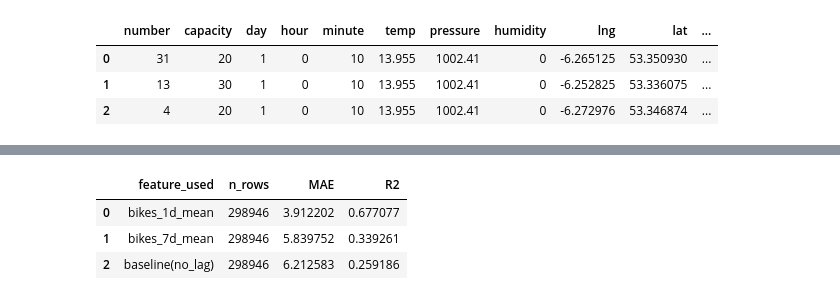
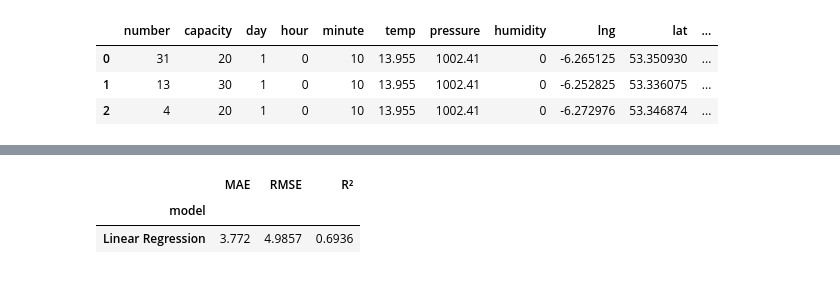
Before and after one commit to davidirving98/COMP30830-SE-Project-Work, a Jupyter notebook: machine_learning/ML.ipynb, the cells around one changed output, grey strips where cells are left out. Drawn from its saved outputs; the diff is of its cells as text; code cells hidden in the pictures.

```diff
--- a/machine_learning/ML.ipynb
+++ b/machine_learning/ML.ipynb
@@ -350,61 +298,58 @@ Train/Test rows: 209262/89684
 # %%
-# Minimal feature ablation: compare prediction with one extra lag feature at a time
-from sklearn.compose import ColumnTransformer
-from sklearn.pipeline import Pipeline
-from sklearn.preprocessing import OneHotEncoder
+
+import numpy as np
+import pandas as pd
 from sklearn.linear_model import LinearRegression
-from sklearn.metrics import mean_absolute_error, r2_score
-import pandas as pd
+from sklearn.metrics import mean_absolute_error, mean_squared_error, r2_score
 
-lag_candidates = [
-    'bikes_1d_mean',
-    'bikes_7d_mean',
-    'bikes_7d_std',
-    'bikes_same_slot_prev_day',
-    'bikes_same_slot_prev_week',
-    'has_prev_week',
-]
-
-base_features = [c for c in features if c not in lag_candidates]
+models = {
+    'Linear Regression': LinearRegression(),
+}
 
 
-def evaluate(feat_cols, label):
-    data_eval = df_clean[feat_cols + [target]].dropna().copy()
-    split_idx = int(len(data_eval) * 0.7)
-    train_data = data_eval.iloc[:split_idx]
-    test_data = data_eval.iloc[split_idx:]
+results = []
 
-    X_train, y_train = train_data[feat_cols], train_data[target]
-    X_test, y_test = test_data[feat_cols], test_data[target]
+for name, model in models.items():
+    print(f"Model training {name}...")
 
-    categorical_features = ['number']
-    numeric_features = [c for c in feat_cols if c not in categorical_features]
+    # train
+    model.fit(X_train, y_train)
 
-    model = Pipeline([
-        ('preprocess', ColumnTransformer([
-            ('station_ohe', OneHotEncoder(handle_unknown='ignore'), categorical_features),
-            ('num', 'passthrough', numeric_features),
-        ])),
-        ('regressor', LinearRegression()),
-    ])
-
-    model.fit(X_train, y_train)
+    # predict
     y_pred = model.predict(X_test)
 
-    return {
-        'feature_used': label,
-        'n_rows': len(data_eval),
-        'MAE': mean_absolute_error(y_test, y_pred),
-        'R2': r2_score(y_test, y_pred),
-    }
+    # evaluate
+    mae = mean_absolute_error(y_test, y_pred)
+    rmse = np.sqrt(mean_squared_error(y_test, y_pred))
+    r2 = r2_score(y_test, y_pred)
 
+    results.append({
+        'model': name,
+        'MAE': round(mae, 4),
+        'RMSE': round(rmse, 4),
+        'R²': round(r2, 4),
+    })
 
-results = [evaluate(base_features, 'baseline(no_lag)')]
+    print(f"  MAE: {mae:.4f} | RMSE: {rmse:.4f} | R²: {r2:.4f}")
 
-for col in lag_candidates:
-    if col in df_clean.columns:
-        results.append(evaluate(base_features + [col], col))
+results_df = pd.DataFrame(results).set_index('model')
+display(results_df)
 
-result_df = pd.DataFrame(results).sort_values('R2', ascending=False).reset_index(drop=True)
-display(result_df)
+# 6) 保存模型（包含预处理 + 线性回归）
+# 保存为 joblib，后续可直接 load 后 predict
+import joblib
+from pathlib import Path
+
+# 兼容从项目根目录或 machine_learning 目录运行
+model_dir = Path('machine_learning') if Path('machine_learning').exists() else Path('.')
+model_dir.mkdir(parents=True, exist_ok=True)
+
+model_path = model_dir / 'linear_regression_lag_model.joblib'
+meta_path = model_dir /    'linear_regression_lag_model_meta.joblib'
+
+joblib.dump(model, model_path)
+joblib.dump({'features': features, 'target': target}, meta_path)
+
+print(f'Saved model: {model_path}')
+print(f'Saved meta : {meta_path}')
 # %% [output]
@@ -411,4 +358,3 @@ display(result_df)
-|  | feature_used | n_rows | MAE | R2 |
-| 0 | bikes_1d_mean | 298946 | 3.912202 | 0.677077 |
-| 1 | bikes_7d_mean | 298946 | 5.839752 | 0.339261 |
-| 2 | baseline(no_lag) | 298946 | 6.212583 | 0.259186 |
+|  | MAE | RMSE | R² |
+| model |  |  |  |
+| Linear Regression | 3.772 | 4.9857 | 0.6936 |
```
Also changed, not shown: parts of 11 cells of this notebook, 5 other files.
